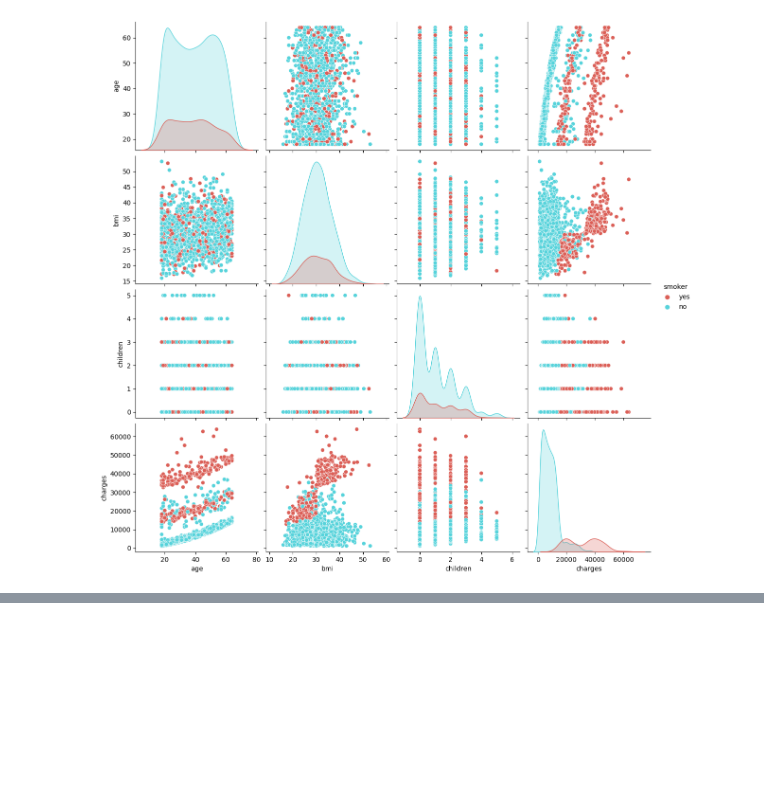
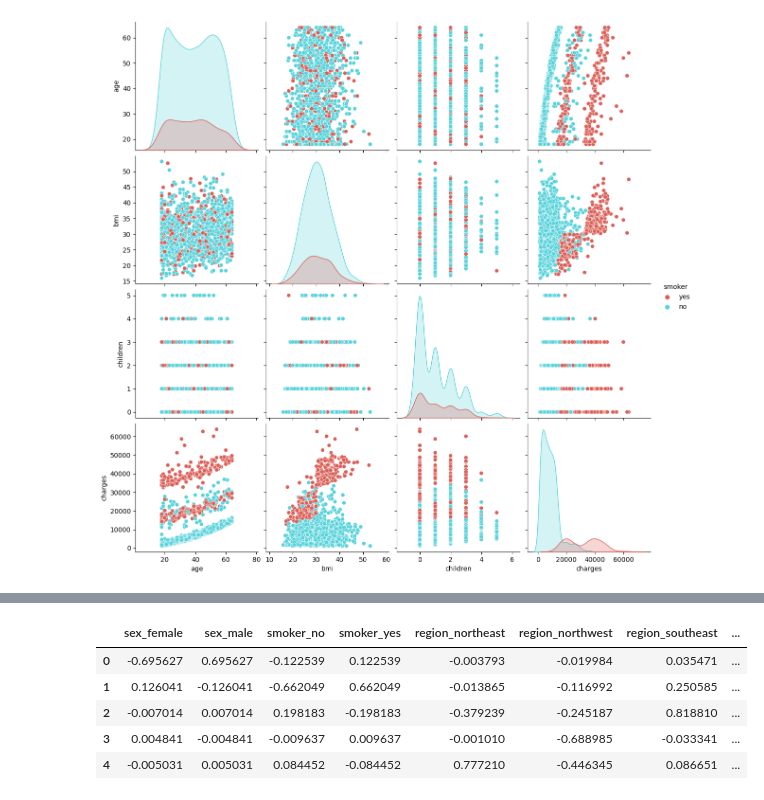
Before and after one commit to Mdhlalose/Anomaly-Detector-for-Pregnant-Diabetic-Patients, a Jupyter notebook: code.ipynb, the cells around one changed output, grey strips where cells are left out. Cells and saved outputs as stored; diff of their text form; code cells hidden in the pictures; blank space fills up the shorter version.

```diff
--- a/code.ipynb
+++ b/code.ipynb
@@ -236,0 +284,11 @@ sns.pairplot(data=df, hue='smoker', palette='hls', height=3)
+# %%
+components = pca.components_
+components_df = pd.DataFrame(components, columns=X.columns)
+components_df.head()
+# %% [output]
+|  | sex_female | sex_male | smoker_no | smoker_yes | region_northeast | region_northwest | region_southeast | ... |
+| 0 | -0.695627 | 0.695627 | -0.122539 | 0.122539 | -0.003793 | -0.019984 | 0.035471 | ... |
+| 1 | 0.126041 | -0.126041 | -0.662049 | 0.662049 | -0.013865 | -0.116992 | 0.250585 | ... |
+| 2 | -0.007014 | 0.007014 | 0.198183 | -0.198183 | -0.379239 | -0.245187 | 0.818810 | ... |
+| 3 | 0.004841 | -0.004841 | -0.009637 | 0.009637 | -0.001010 | -0.688985 | -0.033341 | ... |
+| 4 | -0.005031 | 0.005031 | 0.084452 | -0.084452 | 0.777210 | -0.446345 | 0.086651 | ... |
```
Also changed, not shown: parts of 8 cells of this notebook.
